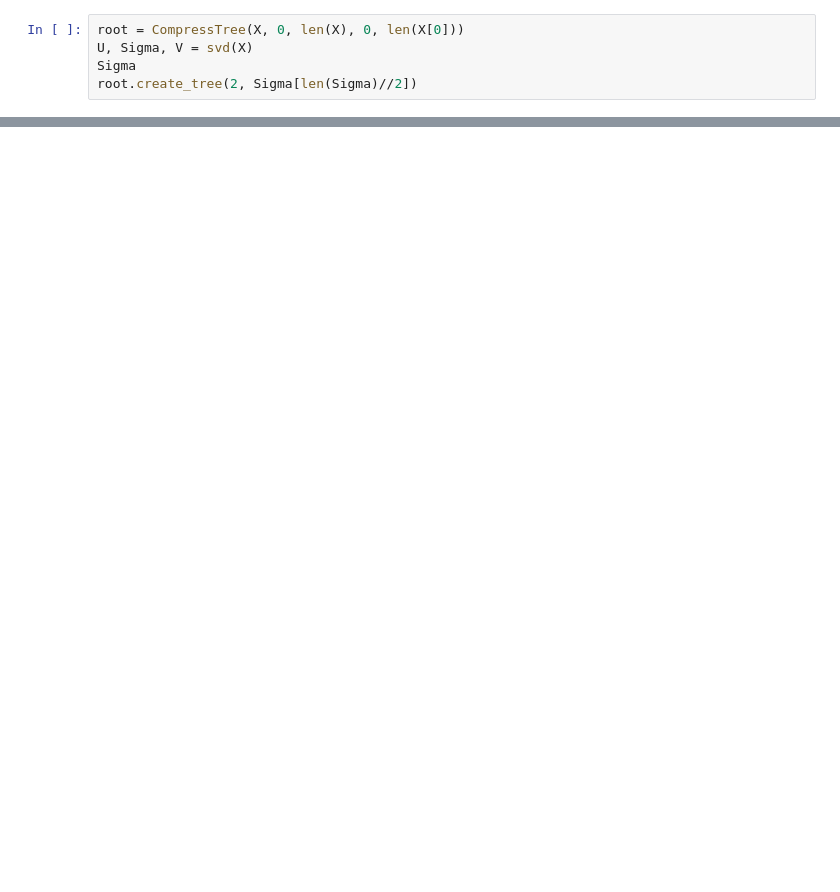
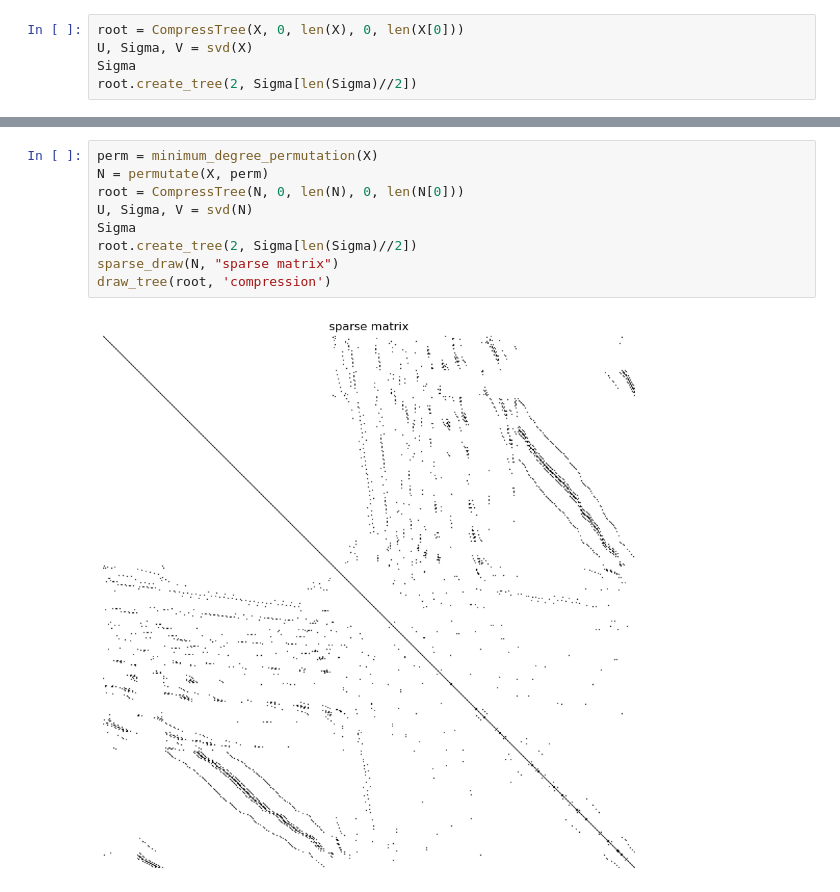
Before and after one commit to puszekjuliuszek/macierzowe, a Jupyter notebook: zestaw4/tree_test.ipynb, the cells around one changed output, grey strips where cells are left out. Saved outputs shown, nothing was run; the diff lists cells and outputs as text; blank space fills up the shorter version.

```diff
--- a/zestaw4/tree_test.ipynb
+++ b/zestaw4/tree_test.ipynb
@@ -37,0 +53,11 @@ draw_tree(root, 'compression')
+# %%
+perm = minimum_degree_permutation(X)
+N = permutate(X, perm)
+root = CompressTree(N, 0, len(N), 0, len(N[0]))
+U, Sigma, V = svd(N)
+Sigma
+root.create_tree(2, Sigma[len(Sigma)//2])
+sparse_draw(N, "sparse matrix")
+draw_tree(root, 'compression')
+# %% [output]
+[figure, added]
```
Also changed, not shown: parts of 5 cells of this notebook, 1 other file.
